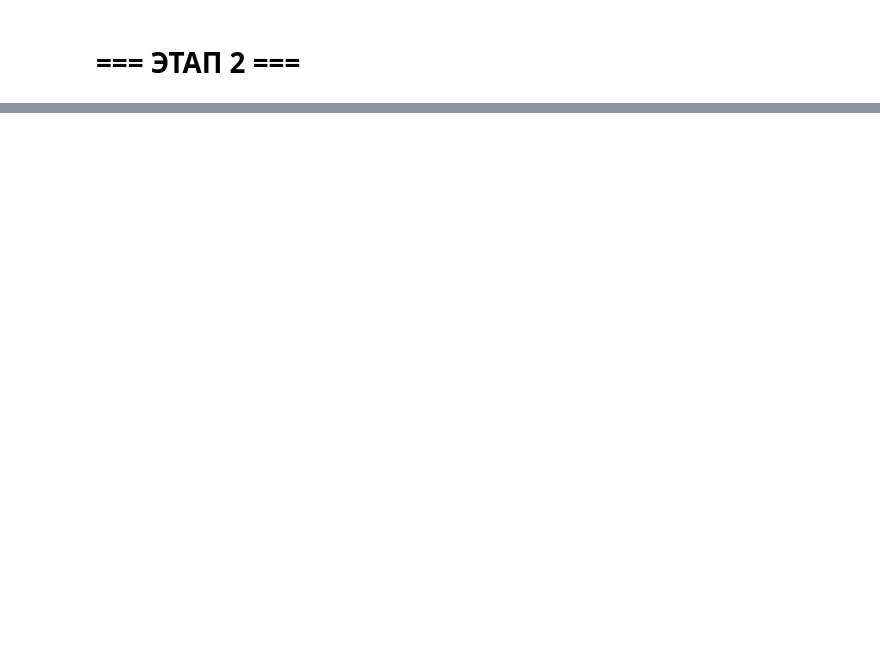
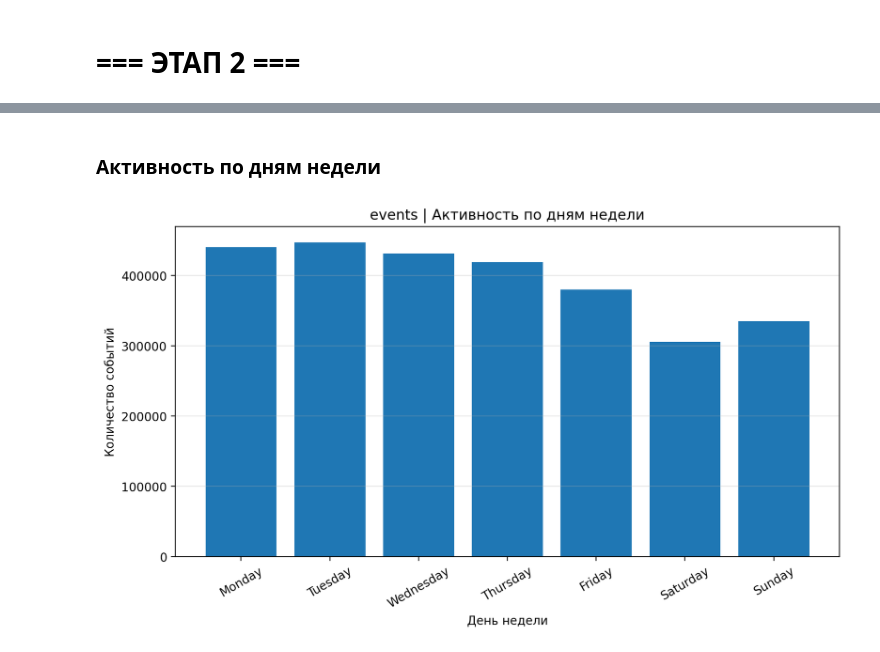
Before and after one commit to Manaam9/ecommerce-recsys, a Jupyter notebook: notebooks/01_eda.ipynb, the cells around one changed output, grey strips where cells are left out. Cells and saved outputs as stored; diff of their text form; code cells hidden in the pictures; blank space fills up the shorter version.

```diff
--- a/notebooks/01_eda.ipynb
+++ b/notebooks/01_eda.ipynb
@@ -1139,0 +1575,26 @@ print("Sparsity:", sparsity)
+# %%
+events["date"] = events["timestamp_dt"].dt.date
+events["hour"] = events["timestamp_dt"].dt.hour
+events["weekday"] = events["timestamp_dt"].dt.weekday  # 0=Пн, 6=Вс
+events["weekday_name"] = events["timestamp_dt"].dt.day_name()
+# %% [markdown]
+### Активность по дням недели
+# %%
+weekday_counts = (
+    events.groupby("weekday_name")
+    .size()
+    .reindex(
+        ["Monday", "Tuesday", "Wednesday", "Thursday", "Friday", "Saturday", "Sunday"]
+    )
+)
+
+plt.figure(figsize=(10, 5))
+plt.bar(weekday_counts.index, weekday_counts.values)
+plt.title("events | Активность по дням недели")
+plt.xlabel("День недели")
+plt.ylabel("Количество событий")
+plt.xticks(rotation=30)
+plt.grid(axis="y", alpha=0.3)
+plt.show()
+# %% [output]
+[figure, added]
```
Also changed, not shown: parts of 104 cells of this notebook.
